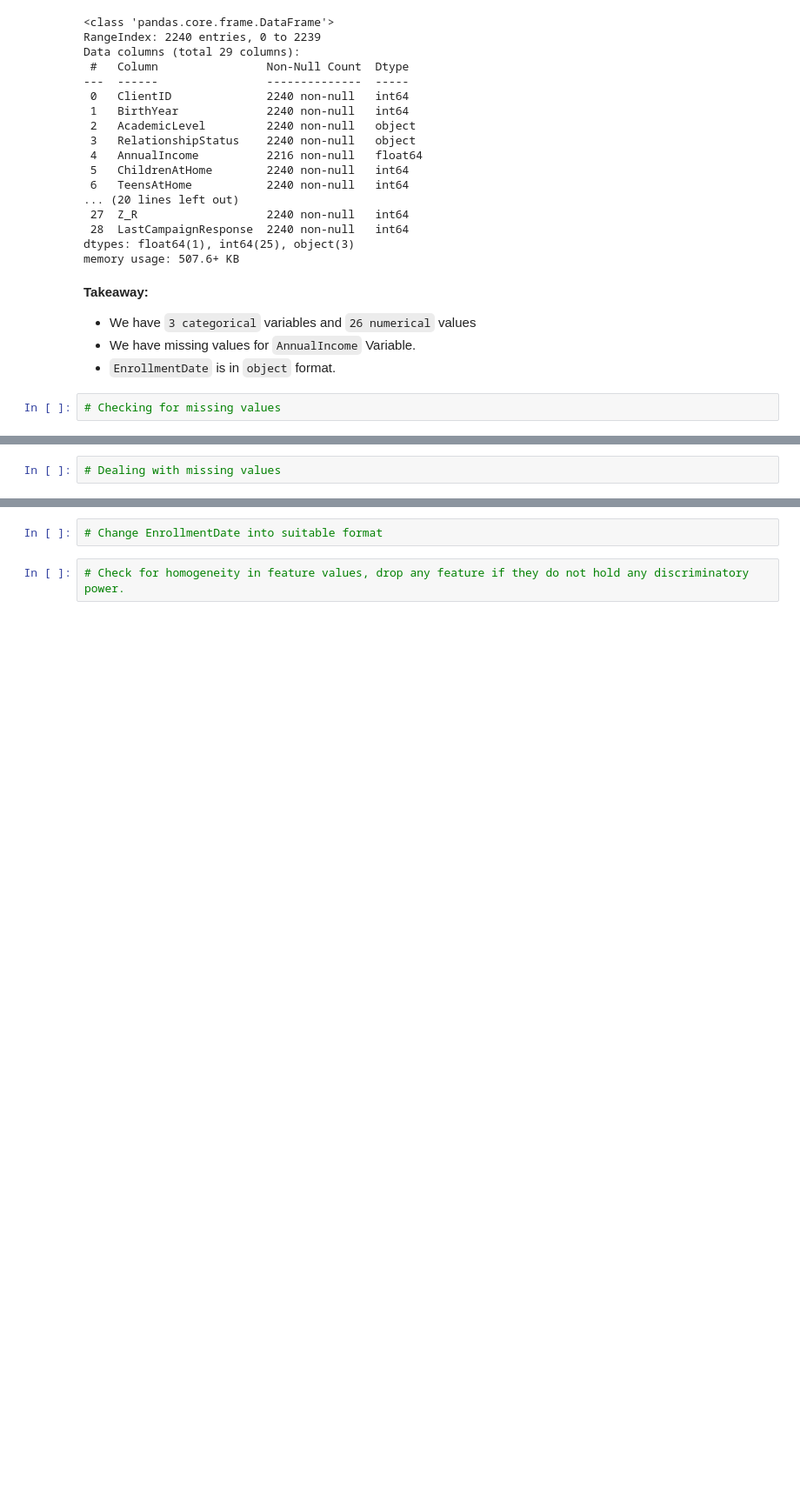
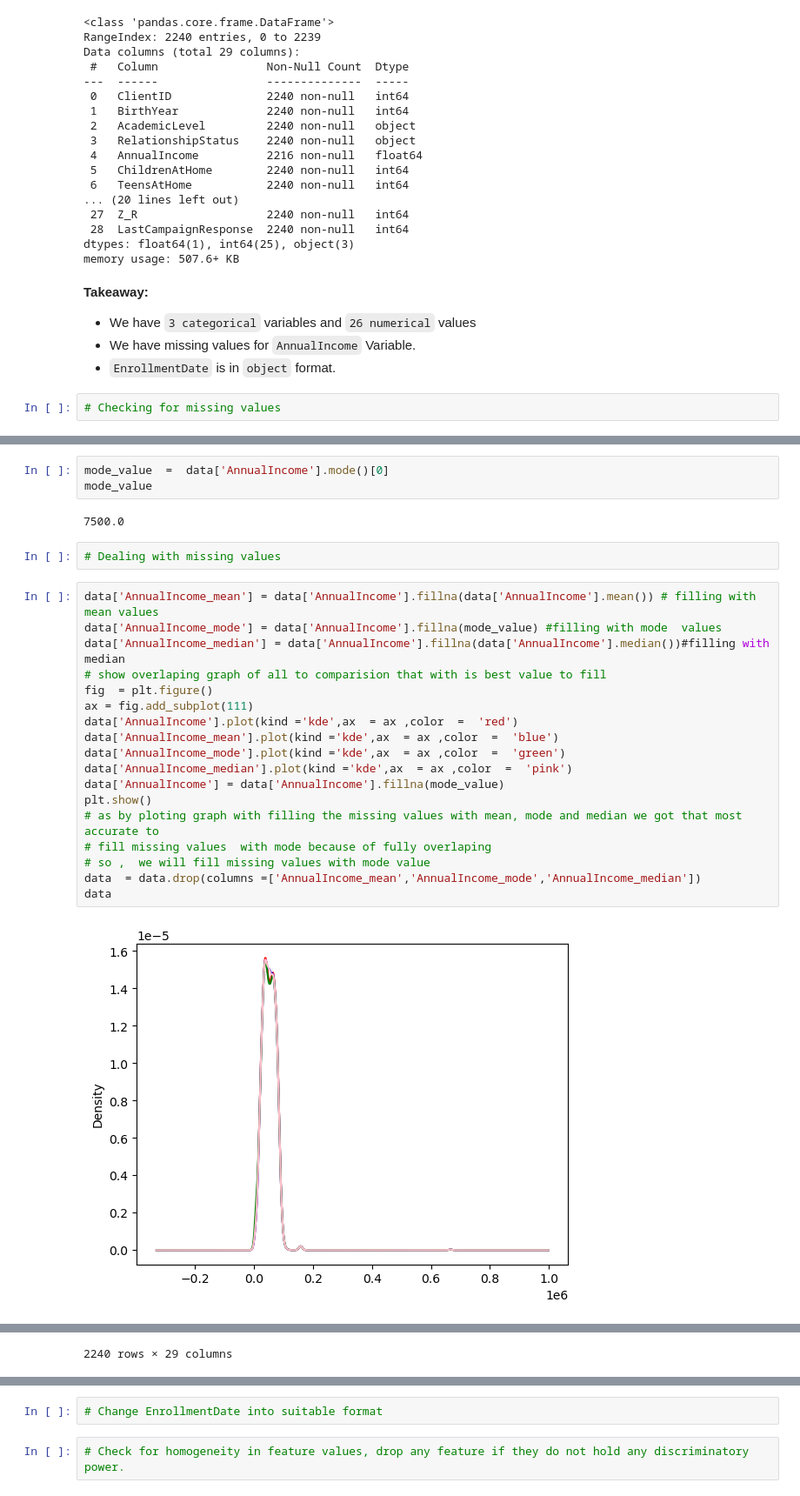
Before and after one commit to OPCODE-Open-Spring-Fest/hidden-consumer-patterns, a Jupyter notebook: notebook.ipynb, the cells around one changed output, grey strips where cells are left out. Shown: that part at 87% size. Cells and saved outputs as stored; diff of their text form; blank space fills up the shorter version.

Commit message:
I have removed the missing values

```diff
--- a/notebook.ipynb
+++ b/notebook.ipynb
@@ -131,2 +163,27 @@ memory usage: 507.6+ KB
+# %%
+mode_value  =  data['AnnualIncome'].mode()[0]
+mode_value
+# %% [output]
+7500.0
 # %%
 # Dealing with missing values
+# %%
+data['AnnualIncome_mean'] = data['AnnualIncome'].fillna(data['AnnualIncome'].mean()) # filling with mean values
+data['AnnualIncome_mode'] = data['AnnualIncome'].fillna(mode_value) #filling with mode  values
+data['AnnualIncome_median'] = data['AnnualIncome'].fillna(data['AnnualIncome'].median())#filling with median
+# show overlaping graph of all to comparision that with is best value to fill
+fig  = plt.figure()
+ax = fig.add_subplot(111)
+data['AnnualIncome'].plot(kind ='kde',ax  = ax ,color  =  'red')
+data['AnnualIncome_mean'].plot(kind ='kde',ax  = ax ,color  =  'blue')
+data['AnnualIncome_mode'].plot(kind ='kde',ax  = ax ,color  =  'green')
+data['AnnualIncome_median'].plot(kind ='kde',ax  = ax ,color  =  'pink')
+data['AnnualIncome'] = data['AnnualIncome'].fillna(mode_value)
+plt.show()
+# as by ploting graph with filling the missing values with mean, mode and median we got that most accurate to
+# fill missing values  with mode because of fully overlaping
+# so ,  we will fill missing values with mode value
+data  = data.drop(columns =['AnnualIncome_mean','AnnualIncome_mode','AnnualIncome_median'])
+data
+# %% [output]
+[figure, added]
@@ -132,0 +202 @@ memory usage: 507.6+ KB
+2240 rows × 29 columns
```
Also changed, not shown: parts of 5 cells of this notebook.
